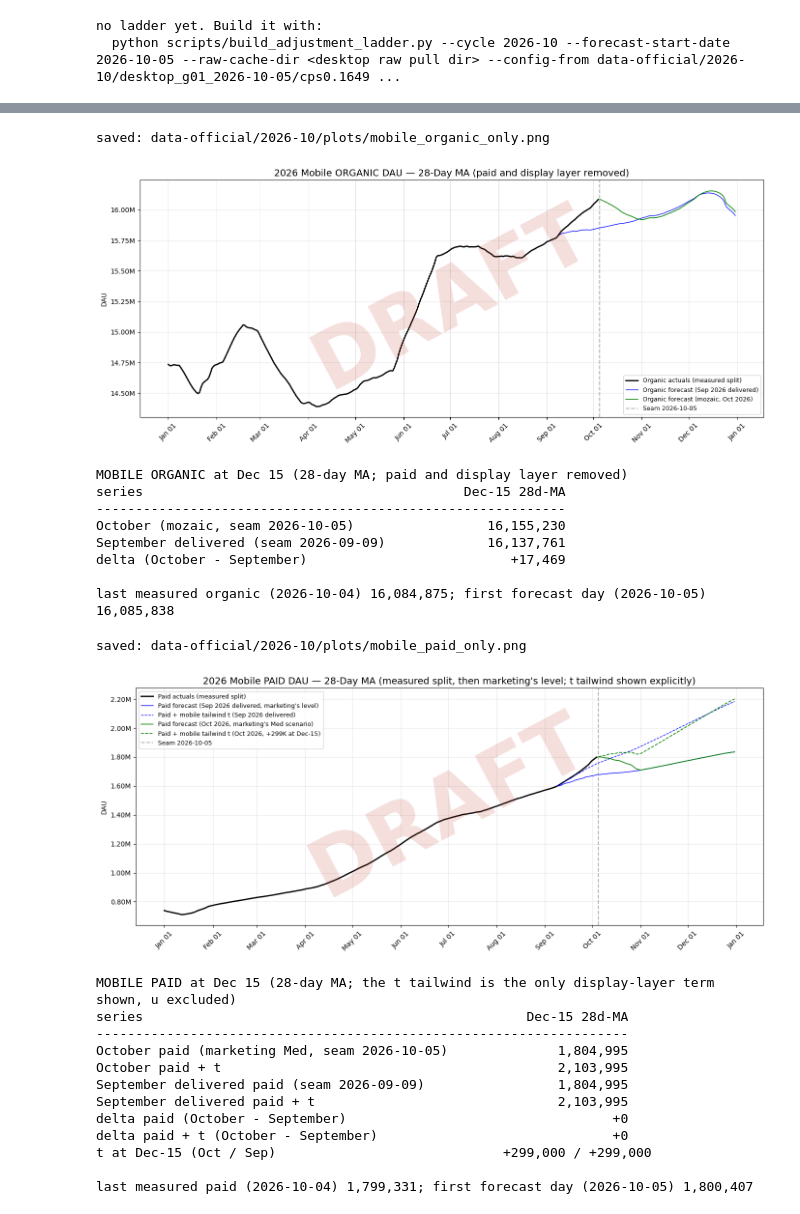
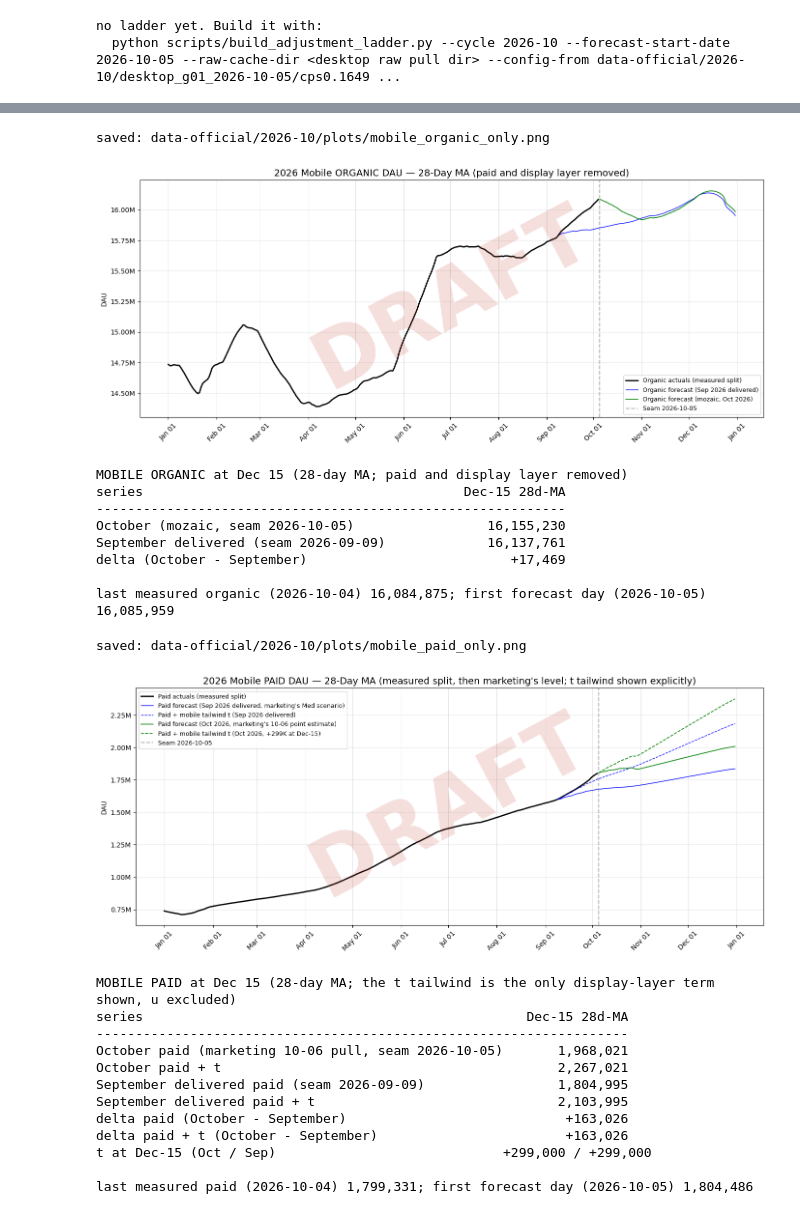
Before and after one commit to mozilla/mozaic-daily, a Jupyter notebook: data-official/2026-10/october_canonical.ipynb, the cells around one changed output, grey strips where cells are left out. Saved outputs shown, nothing was run; the diff lists cells and outputs as text; code cells hidden in the pictures.

```diff
--- a/data-official/2026-10/october_canonical.ipynb
+++ b/data-official/2026-10/october_canonical.ipynb
@@ -44,14 +44,16 @@ CYCLE_DIR = f"data-official/{CYCLE}"
 PREV_CYCLE_DIR = "data-official/2026-09"
 
 # --- Current (October) build, seam 2026-10-05, built 2026-10-06. September's locks (desktop g01, mobile cpr 0.725)
-#     and every September overlay carried unchanged, plus `e` (existing-users launch at login) applied for the first time. ---
+#     and every September overlay carried unchanged, plus `e` (existing-users launch at login) applied for the first time.
+#     Mobile rerun later on 2026-10-06 with the fresh GMIO point-estimate paid curve (feed _20261002, pulled 2026-10-06);
+#     the Med-curve build (mobile_cpr0725_paid0915med_2026-10-05/) is the revert target. ---
 DESKTOP_FORECAST_PATH = (
     f"{CYCLE_DIR}/desktop_g01_2026-10-05/"
     "cps0.1649_thresh032_recent17_cpr0.814_ncp40_clip0.6_sps0.00825_regimemultiplicative/"
     "mozaic_daily_forecast.2026-10-05.ld-D.adj-eijlo.parquet"
 )
 MOBILE_FORECAST_PATH = (
-    f"{CYCLE_DIR}/mobile_cpr0725_paid0915med_2026-10-05/"
+    f"{CYCLE_DIR}/mobile_cpr0725_paid1006_2026-10-05/"
     "cps0.035_thresh055_recent13_cpr0.725_ncp25_clip0.6_sps0.1/"
     "mozaic_daily_forecast.2026-10-05.gm-D.adj-p.parquet"
 )
@@ -746,12 +748,12 @@ October (mozaic, seam 2026-10-05)                 16,155,230
 September delivered (seam 2026-09-09)             16,137,761
 delta (October - September)                          +17,469
 
-last measured organic (2026-10-04) 16,084,875; first forecast day (2026-10-05) 16,085,838
+last measured organic (2026-10-04) 16,084,875; first forecast day (2026-10-05) 16,085,959
 # %%
 # [plot-mobile-paid-only]
 # Mobile PAID DAU alone (28d trailing MA), the complement of [plot-mobile-organic-only]. Before the seam paid is
 # the measured split (client-level growth-source mirror, from [plot-mobile-organic-paid]); from the seam on it is
-# marketing's delivered-workbook Med scenario (c-suite, 2026-09-15; Low before that), read as a level. The mobile calibration tailwind `t` (+299,000 at
+# marketing's GMIO point-estimate curve pulled 2026-10-06 (feed _20261002; September used the workbook's Med scenario), read as a level. The mobile calibration tailwind `t` (+299,000 at
 # Dec-15, ramped from 0 at the seam) is drawn EXPLICITLY as a second forecast line, paid + t (Brendan,
 # 2026-09-11): it is the only mobile tailwind on disk and ~47% of it was sized from the measured excess of an
 # independent mobile implementation. The terms-of-use headwind `u` is left out. So this plot's paid line +
@@ -778,49 +780,49 @@ paid_plus_t_forecast = paid_forecast + oct_tailwind
 prev_paid_forecast = _prev_paid_ma[_prev_paid_ma.index >= PREV_FORECAST_START].dropna()
 assert prev_paid_forecast.index.min() == PREV_FORECAST_START
 prev_tailwind = mobile_tailwind_only(PREV_ADJUSTMENTS_DIR, prev_paid_forecast.index, PREV_FORECAST_START)
 prev_paid_plus_t_forecast = prev_paid_forecast + prev_tailwind
 
 fig, ax = plt.subplots(figsize=(14, 6))
 ax.plot(clip_display(paid_actual), label="Paid actuals (measured split)", color="black", linewidth=2)
-ax.plot(clip_display(prev_paid_forecast), label="Paid forecast (Sep 2026 delivered, marketing's level)", color="blue", linewidth=1)
+ax.plot(clip_display(prev_paid_forecast), label="Paid forecast (Sep 2026 delivered, marketing's Med scenario)", color="blue", linewidth=1)
 ax.plot(clip_display(prev_paid_plus_t_forecast), label="Paid + mobile tailwind t (Sep 2026 delivered)", color="blue", linewidth=1, linestyle="--")
-ax.plot(clip_display(paid_forecast), label="Paid forecast (Oct 2026, marketing's Med scenario)", color="green", linewidth=1.2)
+ax.plot(clip_display(paid_forecast), label="Paid forecast (Oct 2026, marketing's 10-06 point estimate)", color="green", linewidth=1.2)
 ax.plot(clip_display(paid_plus_t_forecast), label="Paid + mobile tailwind t (Oct 2026, +299K at Dec-15)", color="green", linewidth=1.2, linestyle="--")
 ax.axvline(MOBILE_FORECAST_START, color="grey", linestyle="--", alpha=0.6, label=f"Seam {MOBILE_FORECAST_START.date()}")
 style_time_axis(ax, title="2026 Mobile PAID DAU — 28-Day MA (measured split, then marketing's level; t tailwind shown explicitly)",
                 legend_loc="upper left")
 save_and_show(fig, "mobile_paid_only.png")
 
 _rows = [
-    ("October paid (marketing Med, seam " + str(MOBILE_FORECAST_START.date()) + ")", paid_forecast.loc[MEASUREMENT_DATE]),
+    ("October paid (marketing 10-06 pull, seam " + str(MOBILE_FORECAST_START.date()) + ")", paid_forecast.loc[MEASUREMENT_DATE]),
     ("October paid + t", paid_plus_t_forecast.loc[MEASUREMENT_DATE]),
     ("September delivered paid (seam " + str(PREV_FORECAST_START.date()) + ")", prev_paid_forecast.loc[MEASUREMENT_DATE]),
     ("September delivered paid + t", prev_paid_plus_t_forecast.loc[MEASUREMENT_DATE]),
 ]
 print("MOBILE PAID at Dec 15 (28-day MA; the t tailwind is the only display-layer term shown, u excluded)")
 _header = f"{'series':<52}{'Dec-15 28d-MA':>16}"
 print(_header); print("-" * len(_header))
 for _name, _value in _rows:
     print(f"{_name:<52}{_value:>16,.0f}")
 print(f"{'delta paid (October - September)':<52}{_rows[0][1] - _rows[2][1]:>+16,.0f}")
 print(f"{'delta paid + t (October - September)':<52}{_rows[1][1] - _rows[3][1]:>+16,.0f}")
 print(f"{'t at Dec-15 (Oct / Sep)':<52}{oct_tailwind.loc[MEASUREMENT_DATE]:>+8,.0f} / {prev_tailwind.loc[MEASUREMENT_DATE]:>+7,.0f}")
 print(f"\nlast measured paid ({LAST_MEASURED_DAY.date()}) {paid_actual.iloc[-1]:,.0f}; first forecast day ({MOBILE_FORECAST_START.date()}) {paid_forecast.iloc[0]:,.0f}")
 # %% [output]
 saved: data-official/2026-10/plots/mobile_paid_only.png
-[figure, old version]
+[figure, new version]
 MOBILE PAID at Dec 15 (28-day MA; the t tailwind is the only display-layer term shown, u excluded)
 series                                                 Dec-15 28d-MA
 --------------------------------------------------------------------
-October paid (marketing Med, seam 2026-10-05)              1,804,995
-October paid + t                                           2,103,995
+October paid (marketing 10-06 pull, seam 2026-10-05)       1,968,021
+October paid + t                                           2,267,021
 September delivered paid (seam 2026-09-09)                 1,804,995
 September delivered paid + t                               2,103,995
-delta paid (October - September)                                  +0
-delta paid + t (October - September)                              +0
+delta paid (October - September)                            +163,026
+delta paid + t (October - September)                        +163,026
 t at Dec-15 (Oct / Sep)                             +299,000 / +299,000
 
-last measured paid (2026-10-04) 1,799,331; first forecast day (2026-10-05) 1,800,407
+last measured paid (2026-10-04) 1,799,331; first forecast day (2026-10-05) 1,804,486
 # %%
 # [dec15-summary]
 rows = []
```
Also changed, not shown: parts of 10 cells of this notebook, 31 other files.
